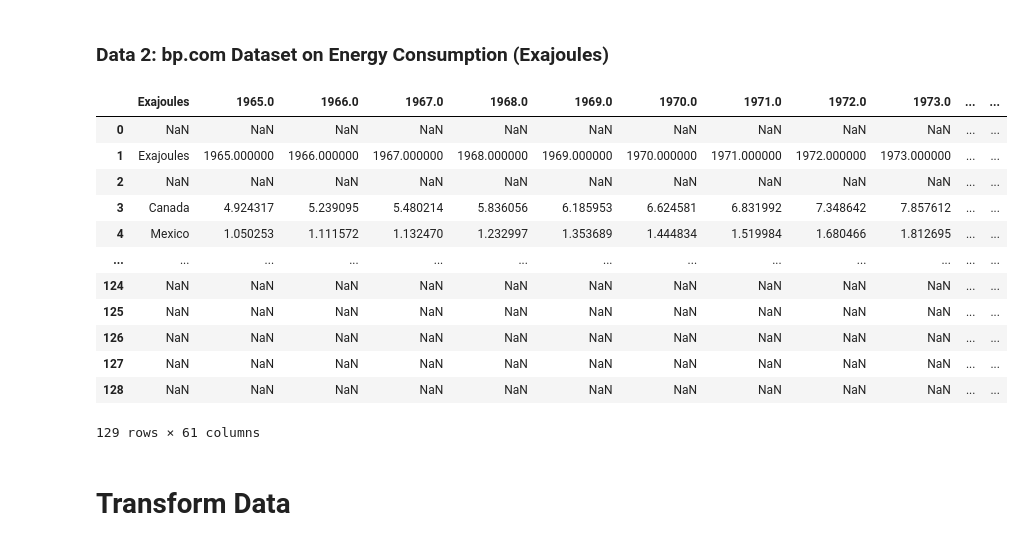
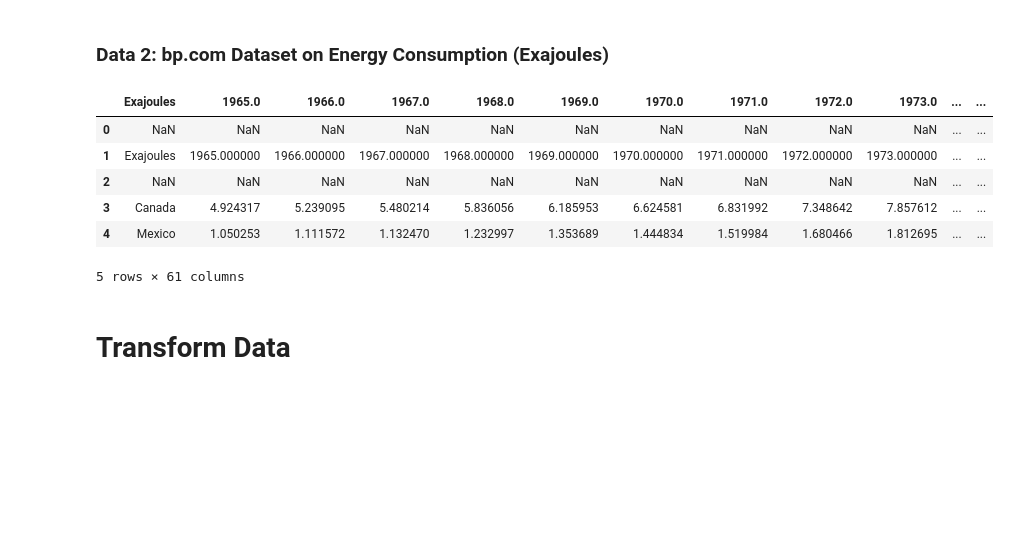
Before and after one commit to yuyhong23/ETL_Project, a Jupyter notebook: ETL_PROJECT.ipynb, the cells around one changed output. Saved outputs shown, nothing was run; the diff lists cells and outputs as text; code cells hidden in the pictures; blank space fills up the shorter version.

Commit message:
Finish renaming and removing nan columns.

```diff
--- a/ETL_PROJECT.ipynb
+++ b/ETL_PROJECT.ipynb
@@ -31,25 +31,20 @@ irena_eic_df.head()
 # %%
 # Import data file
 bp_pe_file = "data/bp-stats-review-2020-all-data.xlsx"
 
 bp_pe = pd.read_excel(bp_pe_file, "Primary Energy Consumption", engine="openpyxl")
 
 # Rename the columns with value from the second row
-bp_pe.rename(columns=bp_pe.iloc[1])
+bp_pe_rename = bp_pe.rename(columns=bp_pe.iloc[1])
+bp_pe_rename.head()
 # %% [output]
 |  | Exajoules | 1965.0 | 1966.0 | 1967.0 | 1968.0 | 1969.0 | 1970.0 | 1971.0 | 1972.0 | 1973.0 | ... | ... |
 | 0 | NaN | NaN | NaN | NaN | NaN | NaN | NaN | NaN | NaN | NaN | ... | ... |
 | 1 | Exajoules | 1965.000000 | 1966.000000 | 1967.000000 | 1968.000000 | 1969.000000 | 1970.000000 | 1971.000000 | 1972.000000 | 1973.000000 | ... | ... |
 | 2 | NaN | NaN | NaN | NaN | NaN | NaN | NaN | NaN | NaN | NaN | ... | ... |
 | 3 | Canada | 4.924317 | 5.239095 | 5.480214 | 5.836056 | 6.185953 | 6.624581 | 6.831992 | 7.348642 | 7.857612 | ... | ... |
 | 4 | Mexico | 1.050253 | 1.111572 | 1.132470 | 1.232997 | 1.353689 | 1.444834 | 1.519984 | 1.680466 | 1.812695 | ... | ... |
-| ... | ... | ... | ... | ... | ... | ... | ... | ... | ... | ... | ... | ... |
-| 124 | NaN | NaN | NaN | NaN | NaN | NaN | NaN | NaN | NaN | NaN | ... | ... |
-| 125 | NaN | NaN | NaN | NaN | NaN | NaN | NaN | NaN | NaN | NaN | ... | ... |
-| 126 | NaN | NaN | NaN | NaN | NaN | NaN | NaN | NaN | NaN | NaN | ... | ... |
-| 127 | NaN | NaN | NaN | NaN | NaN | NaN | NaN | NaN | NaN | NaN | ... | ... |
-| 128 | NaN | NaN | NaN | NaN | NaN | NaN | NaN | NaN | NaN | NaN | ... | ... |
-129 rows × 61 columns
+5 rows × 61 columns
 # %% [markdown]
 # Transform Data
 # %% [markdown]
```
Also changed, not shown: parts of 7 cells of this notebook.
